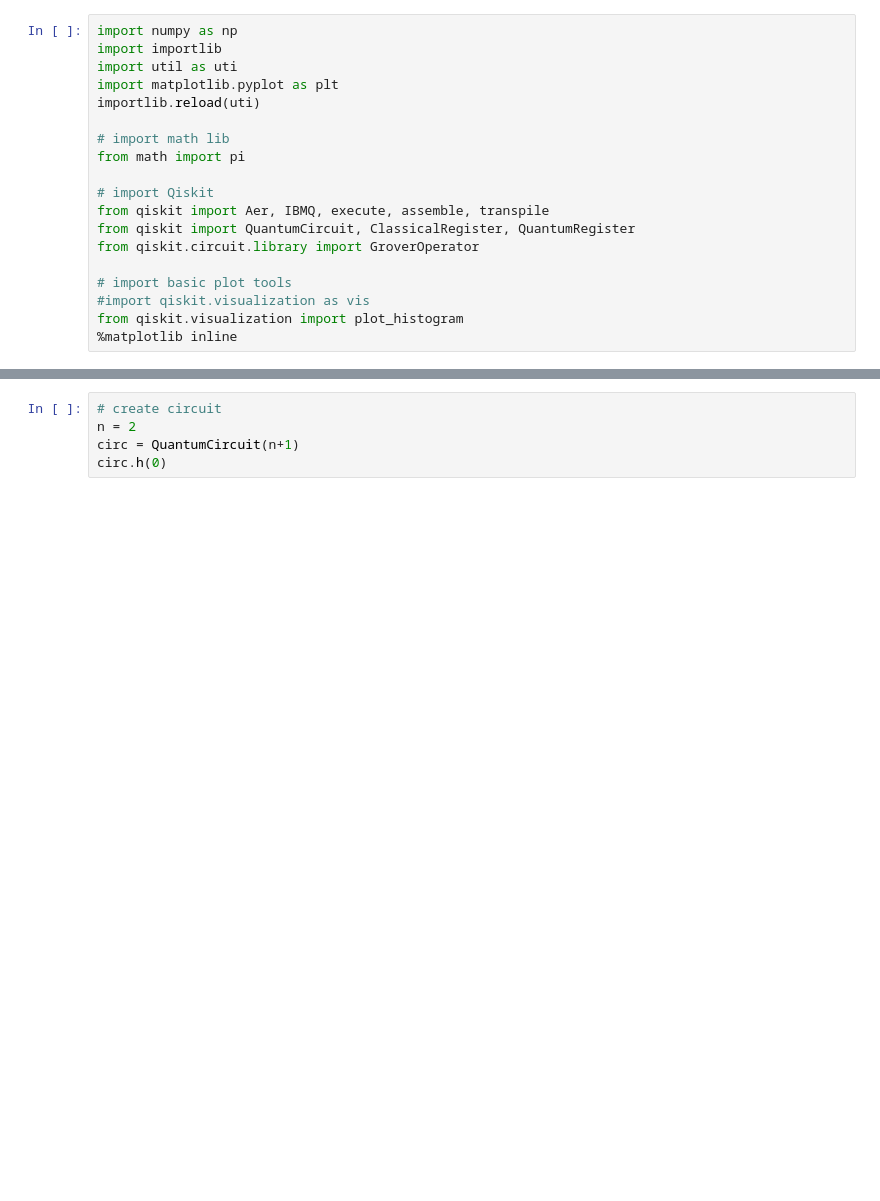
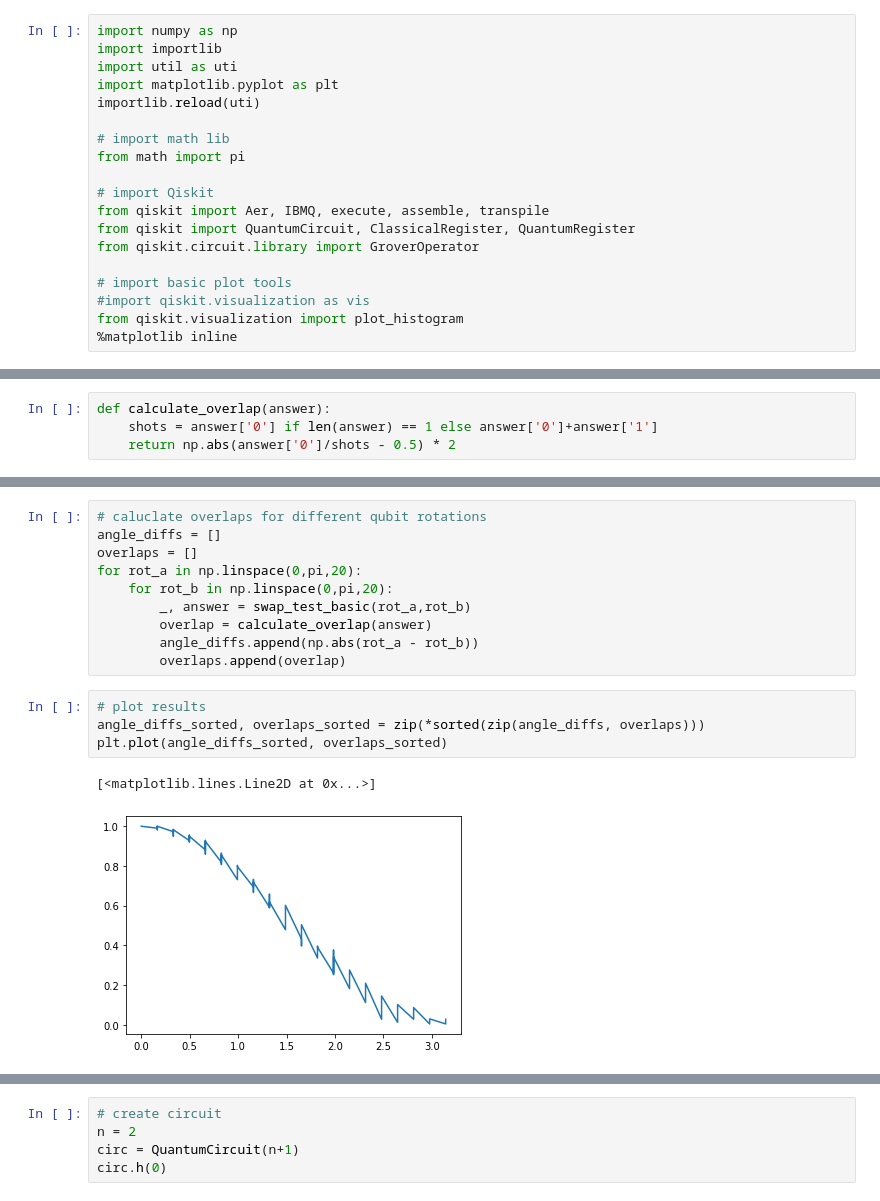
Before and after one commit to kingusiu/laspaclu, a Jupyter notebook: playground/swap_test.ipynb, the cells around one changed output, grey strips where cells are left out. Cells and saved outputs as stored; diff of their text form; blank space fills up the shorter version.

```diff
--- a/playground/swap_test.ipynb
+++ b/playground/swap_test.ipynb
@@ -19,0 +185,4 @@ from qiskit.visualization import plot_histogram
+# %%
+def calculate_overlap(answer):
+    shots = answer['0'] if len(answer) == 1 else answer['0']+answer['1']
+    return np.abs(answer['0']/shots - 0.5) * 2
@@ -19,0 +193,17 @@ from qiskit.visualization import plot_histogram
+# %%
+# caluclate overlaps for different qubit rotations
+angle_diffs = []
+overlaps = []
+for rot_a in np.linspace(0,pi,20):
+    for rot_b in np.linspace(0,pi,20):
+        _, answer = swap_test_basic(rot_a,rot_b)
+        overlap = calculate_overlap(answer)
+        angle_diffs.append(np.abs(rot_a - rot_b))
+        overlaps.append(overlap)
+# %%
+# plot results
+angle_diffs_sorted, overlaps_sorted = zip(*sorted(zip(angle_diffs, overlaps)))
+plt.plot(angle_diffs_sorted, overlaps_sorted)
+# %% [output]
+[<matplotlib.lines.Line2D at 0x...>]
+[figure, added]
```
Also changed, not shown: parts of 22 cells of this notebook, 1 other file.
